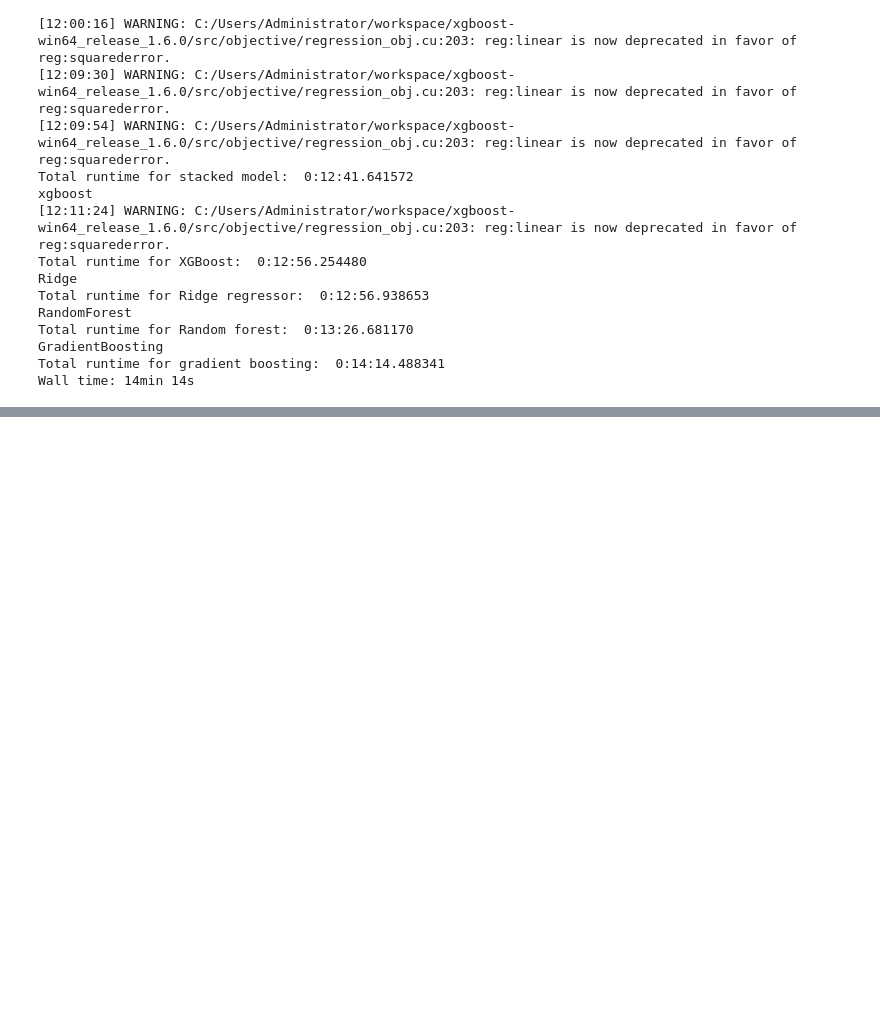
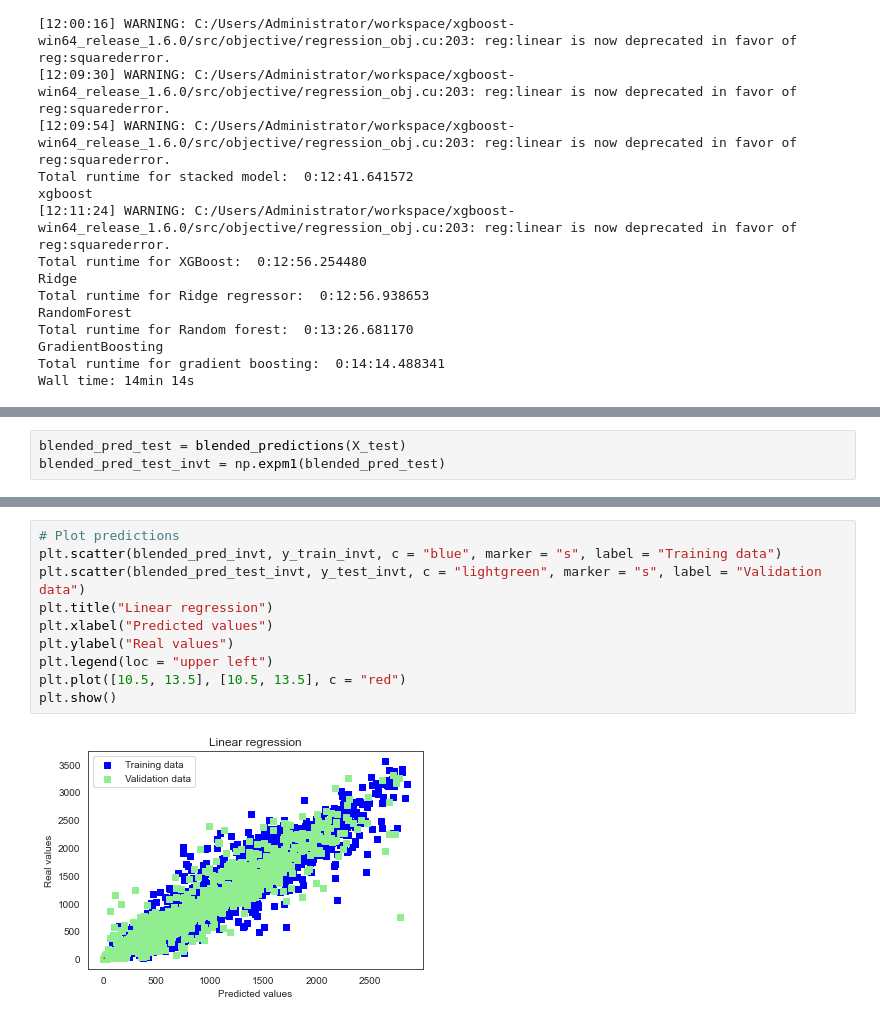
Before and after one commit to MiyukiKitsune/greenhouse_rentals, a Jupyter notebook: src/greenhouse_model_testing.ipynb, the cells around one changed output, grey strips where cells are left out. Drawn from its saved outputs; the diff is of its cells as text; blank space fills up the shorter version.

```diff
--- a/src/greenhouse_model_testing.ipynb
+++ b/src/greenhouse_model_testing.ipynb
@@ -234,0 +420,3 @@ Wall time: 14min 14s
+# %%
+blended_pred_test = blended_predictions(X_test)
+blended_pred_test_invt = np.expm1(blended_pred_test)
@@ -234,0 +465,12 @@ Wall time: 14min 14s
+# %%
+# Plot predictions
+plt.scatter(blended_pred_invt, y_train_invt, c = "blue", marker = "s", label = "Training data")
+plt.scatter(blended_pred_test_invt, y_test_invt, c = "lightgreen", marker = "s", label = "Validation data")
+plt.title("Linear regression")
+plt.xlabel("Predicted values")
+plt.ylabel("Real values")
+plt.legend(loc = "upper left")
+plt.plot([10.5, 13.5], [10.5, 13.5], c = "red")
+plt.show()
+# %% [output]
+[figure, added]
```
Also changed, not shown: parts of 12 cells of this notebook, 1 other file.
